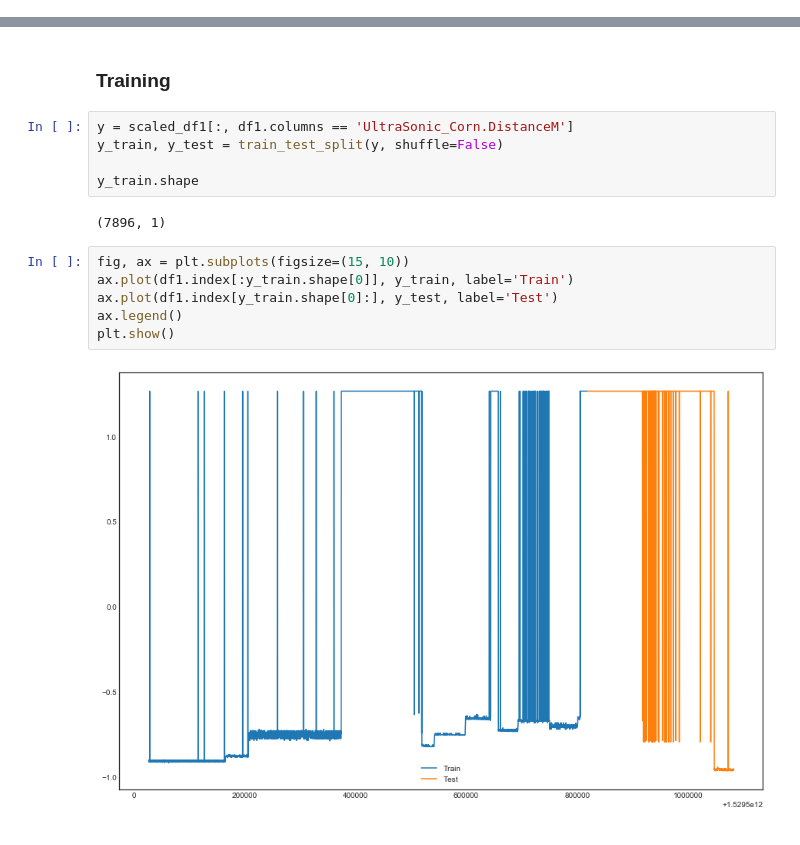
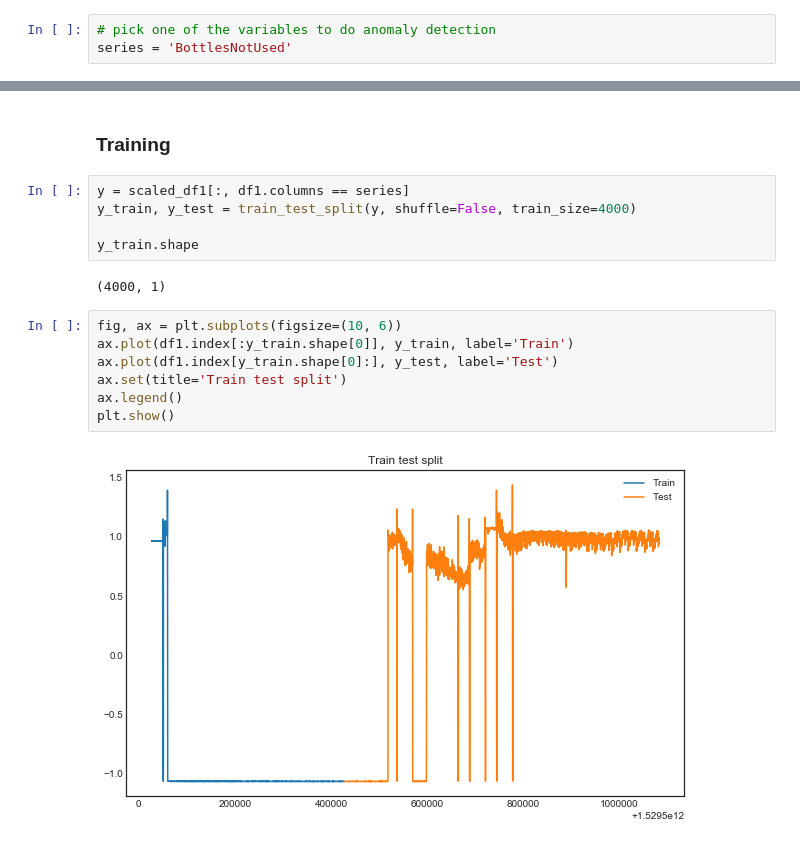
Before and after one commit to lisaong/diec, a Jupyter notebook: day3/Anomaly_detection_train.ipynb, the cells around one changed output, grey strips where cells are left out. Drawn from its saved outputs; the diff is of its cells as text.

```diff
--- a/day3/Anomaly_detection_train.ipynb
+++ b/day3/Anomaly_detection_train.ipynb
@@ -165 +174,4 @@ high_mean_cols
+# %%
+# pick one of the variables to do anomaly detection
+series = 'BottlesNotUsed'
 # %%
@@ -314,18 +320,19 @@ class VAE(object):
 # %% [markdown]
 ### Training
 # %%
-y = scaled_df1[:, df1.columns == 'UltraSonic_Corn.DistanceM']
-y_train, y_test = train_test_split(y, shuffle=False)
+y = scaled_df1[:, df1.columns == series]
+y_train, y_test = train_test_split(y, shuffle=False, train_size=4000)
 
 y_train.shape
 # %% [output]
-(7896, 1)
+(4000, 1)
 # %%
-fig, ax = plt.subplots(figsize=(15, 10))
+fig, ax = plt.subplots(figsize=(10, 6))
 ax.plot(df1.index[:y_train.shape[0]], y_train, label='Train')
 ax.plot(df1.index[y_train.shape[0]:], y_test, label='Test')
+ax.set(title='Train test split')
 ax.legend()
 plt.show()
 # %% [output]
-[figure, old version]
+[figure, new version]
 # %%
```
Also changed, not shown: parts of 14 cells of this notebook.
